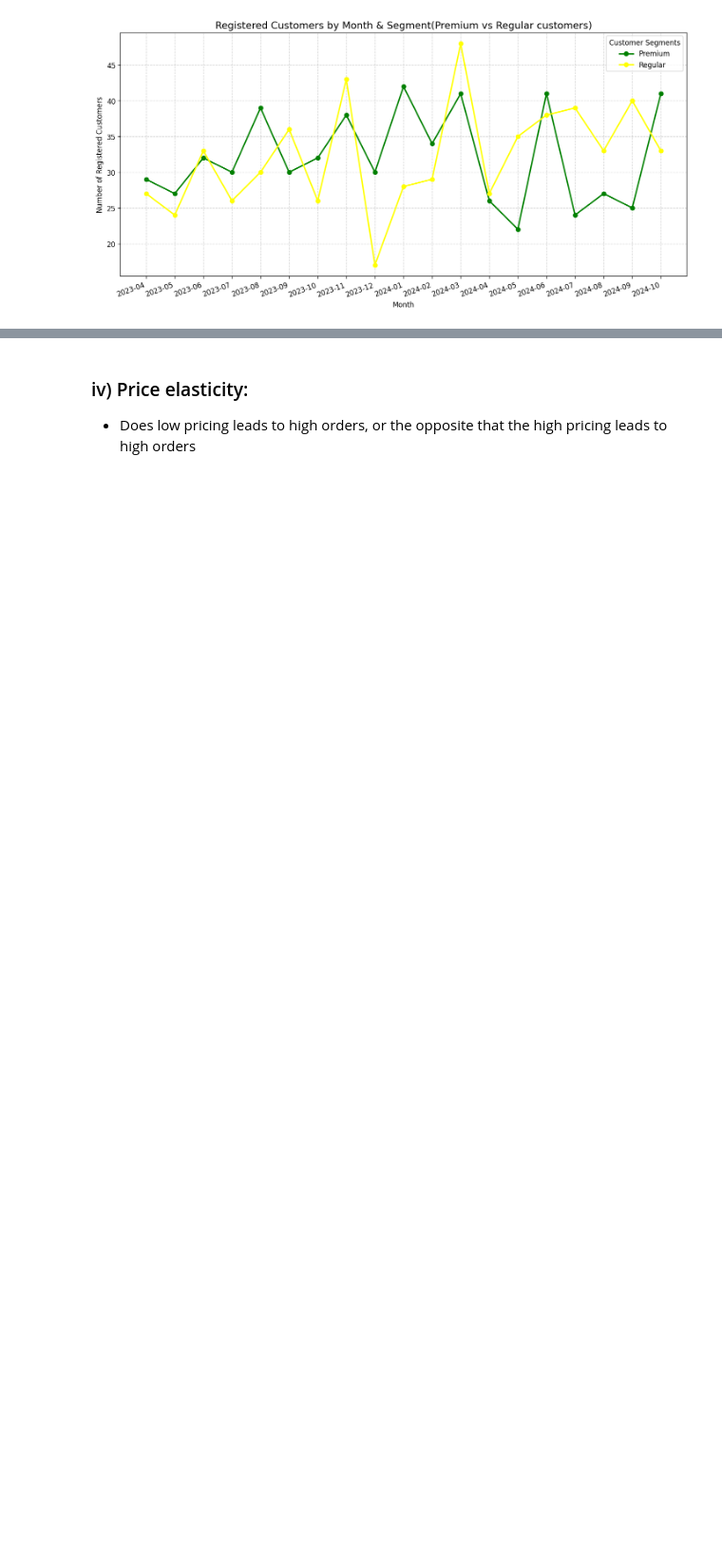
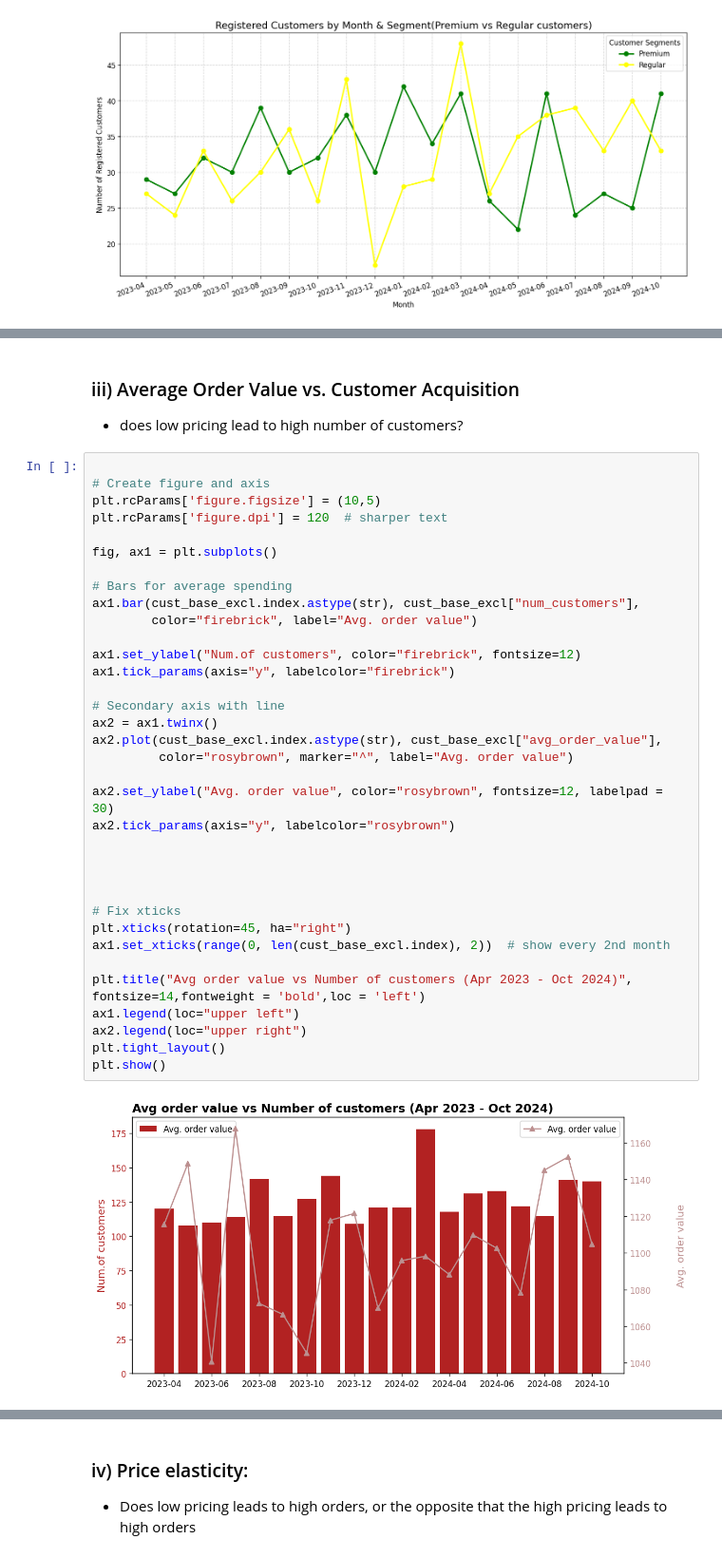
Before and after one commit to Joan-Njoki-Mwangi/Blinkit-Grocery-Store-Deep-Dive, a Jupyter notebook: Blinkit_Grocery_Store_Deep_Dive.ipynb, the cells around one changed output, grey strips where cells are left out. Shown at 95% size. Cells and saved outputs as stored; diff of their text form; blank space fills up the shorter version.

```diff
--- a/Blinkit_Grocery_Store_Deep_Dive.ipynb
+++ b/Blinkit_Grocery_Store_Deep_Dive.ipynb
@@ -390,0 +395,40 @@ plt.show()
+# %% [markdown]
+### iii)  Average Order Value vs. Customer Acquisition
+* does low pricing lead to high number of customers?
+# %%
+
+# Create figure and axis
+plt.rcParams['figure.figsize'] = (10,5)
+plt.rcParams['figure.dpi'] = 120  # sharper text
+
+fig, ax1 = plt.subplots()
+
+# Bars for average spending
+ax1.bar(cust_base_excl.index.astype(str), cust_base_excl["num_customers"],
+        color="firebrick", label="Avg. order value")
+
+ax1.set_ylabel("Num.of customers", color="firebrick", fontsize=12)
+ax1.tick_params(axis="y", labelcolor="firebrick")
+
+# Secondary axis with line
+ax2 = ax1.twinx()
+ax2.plot(cust_base_excl.index.astype(str), cust_base_excl["avg_order_value"],
+         color="rosybrown", marker="^", label="Avg. order value")
+
+ax2.set_ylabel("Avg. order value", color="rosybrown", fontsize=12, labelpad = 30)
+ax2.tick_params(axis="y", labelcolor="rosybrown")
+
+
+
+
+# Fix xticks
+plt.xticks(rotation=45, ha="right")
+ax1.set_xticks(range(0, len(cust_base_excl.index), 2))  # show every 2nd month
+
+plt.title("Avg order value vs Number of customers (Apr 2023 - Oct 2024)", fontsize=14,fontweight = 'bold',loc = 'left')
+ax1.legend(loc="upper left")
+ax2.legend(loc="upper right")
+plt.tight_layout()
+plt.show()
+# %% [output]
+[figure, added]
```
Also changed, not shown: parts of 4 cells of this notebook.
